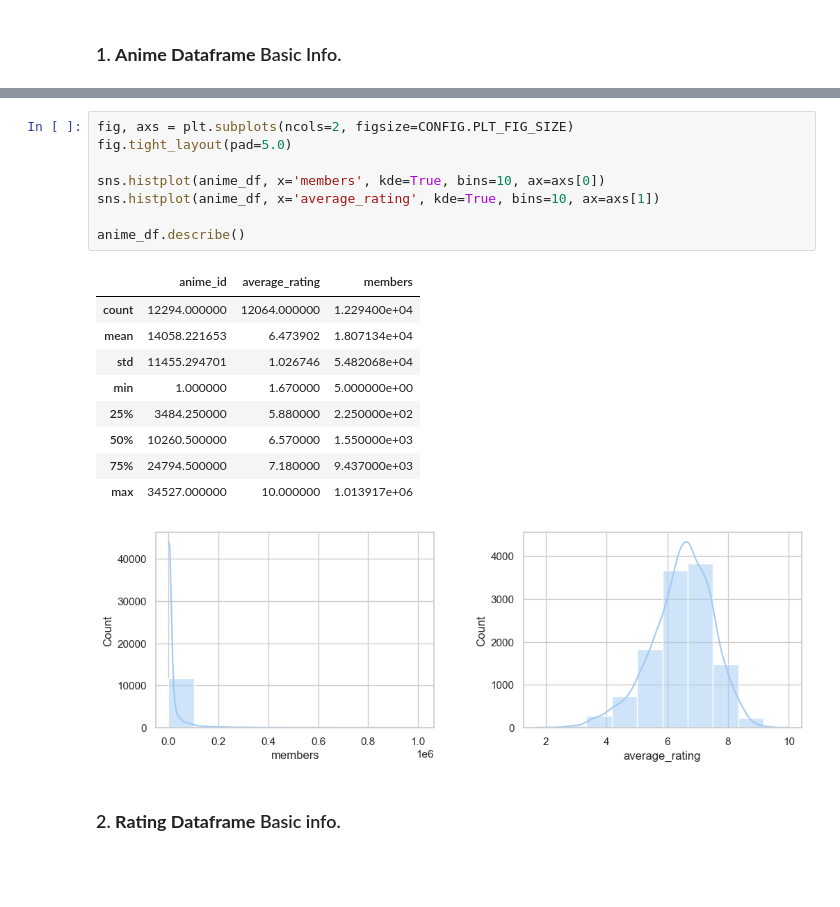
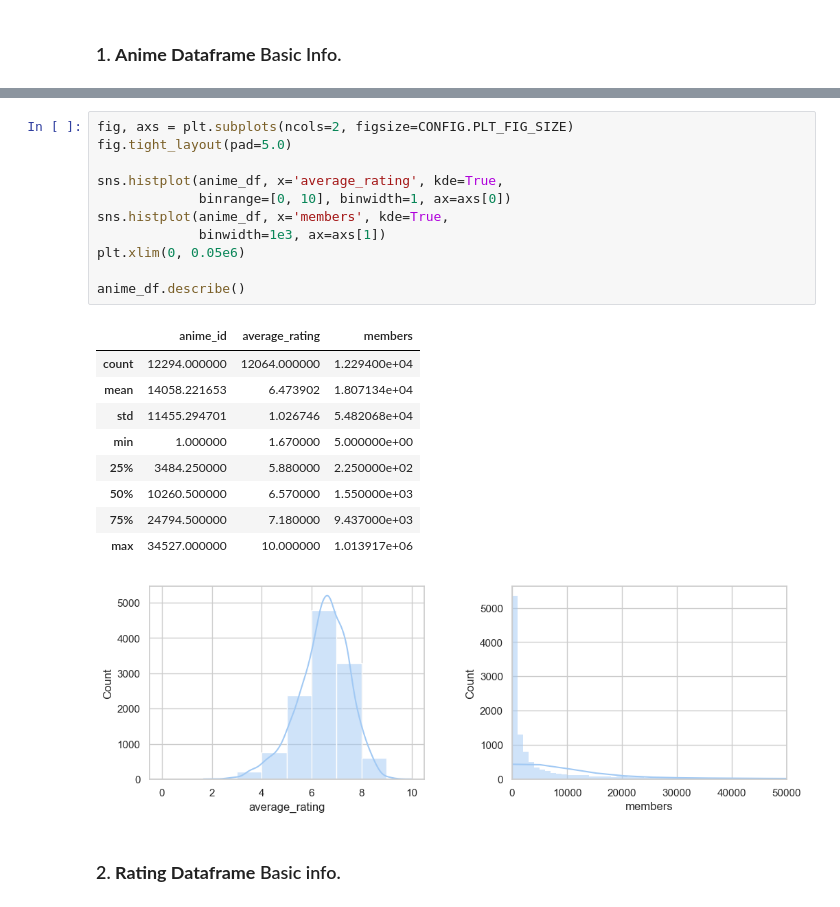
Before and after one commit to phukphoom/anime-recommander-system, a Jupyter notebook: AnimeRecommenderSystem/anime.ipynb, the cells around one changed output, grey strips where cells are left out. Drawn from its saved outputs; the diff is of its cells as text; blank space fills up the shorter version.

```diff
--- a/AnimeRecommenderSystem/anime.ipynb
+++ b/AnimeRecommenderSystem/anime.ipynb
@@ -131,22 +79,25 @@ List of columns that contain NaN values : ['genre', 'type', 'average_rating']
 # %%
 fig, axs = plt.subplots(ncols=2, figsize=CONFIG.PLT_FIG_SIZE)
 fig.tight_layout(pad=5.0)
 
-sns.histplot(anime_df, x='members', kde=True, bins=10, ax=axs[0])
-sns.histplot(anime_df, x='average_rating', kde=True, bins=10, ax=axs[1])
+sns.histplot(anime_df, x='average_rating', kde=True,
+             binrange=[0, 10], binwidth=1, ax=axs[0])
+sns.histplot(anime_df, x='members', kde=True,
+             binwidth=1e3, ax=axs[1])
+plt.xlim(0, 0.05e6)
 
 anime_df.describe()
 # %% [output]
 |  | anime_id | average_rating | members |
 | count | 12294.000000 | 12064.000000 | 1.229400e+04 |
 | mean | 14058.221653 | 6.473902 | 1.807134e+04 |
 | std | 11455.294701 | 1.026746 | 5.482068e+04 |
 | min | 1.000000 | 1.670000 | 5.000000e+00 |
 | 25% | 3484.250000 | 5.880000 | 2.250000e+02 |
 | 50% | 10260.500000 | 6.570000 | 1.550000e+03 |
 | 75% | 24794.500000 | 7.180000 | 9.437000e+03 |
 | max | 34527.000000 | 10.000000 | 1.013917e+06 |
-[figure, old version]
+[figure, new version]
 # %% [markdown]
 ### 2. **Rating Dataframe** Basic info.
 # %%
```
Also changed, not shown: parts of 49 cells of this notebook.
